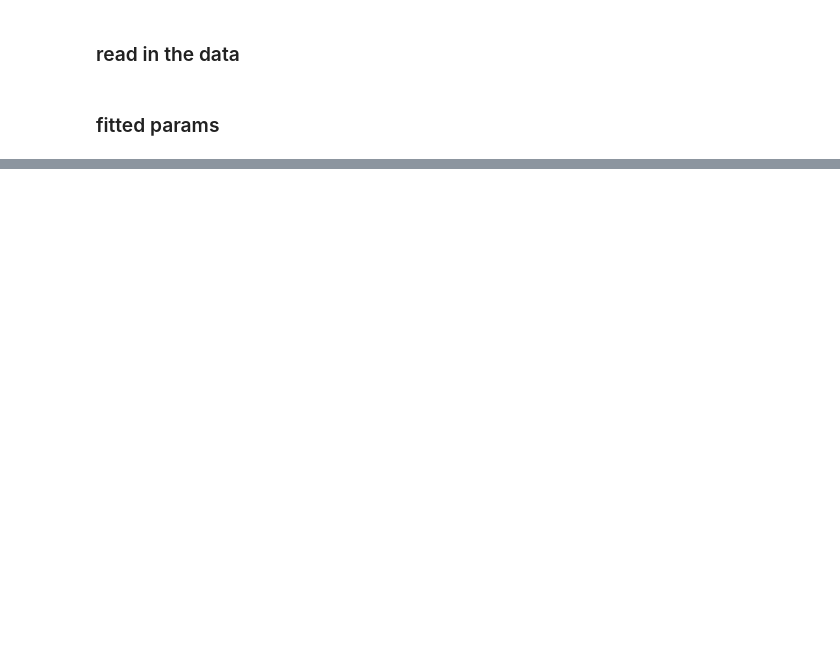
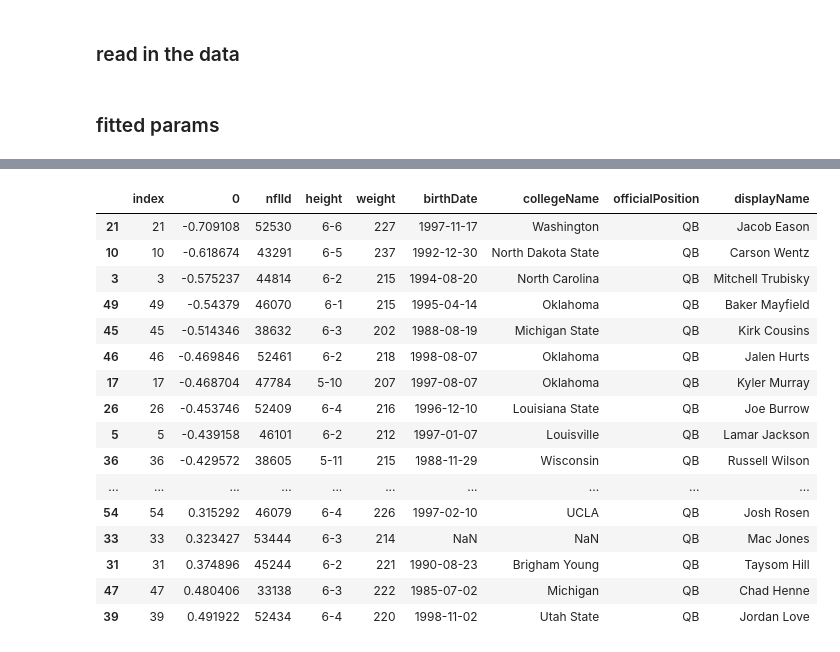
Before and after one commit to IshTheCoder/Matchup_Identifier, a Jupyter notebook: src/Maximization Sandbox.ipynb, the cells around one changed output, grey strips where cells are left out. Saved outputs shown, nothing was run; the diff lists cells and outputs as text; code cells hidden in the pictures; blank space fills up the shorter version.

```diff
--- a/src/Maximization Sandbox.ipynb
+++ b/src/Maximization Sandbox.ipynb
@@ -236,0 +688,28 @@ attention_df.groupby("officialPosition").apply(lambda x: x[x.num_snaps >= 150].s
+# %%
+qb_coef = surviv_coefs.iloc[0][1190:1190+55].reset_index()
+# %%
+qb_coef["index"] = qb_coef["index"].apply(lambda x: int(x.split(".")[-1]))
+# %%
+qb_coef["index"] -= 1
+# %%
+qb_coef["nflId"] = qb_coef["index"].apply(lambda x: qb_inverse_map[x] )
+# %%
+qb_coef.merge(players).sort_values(0,ascending = True)
+# %% [output]
+|  | index | 0 | nflId | height | weight | birthDate | collegeName | officialPosition | displayName |
+| 21 | 21 | -0.709108 | 52530 | 6-6 | 227 | 1997-11-17 | Washington | QB | Jacob Eason |
+| 10 | 10 | -0.618674 | 43291 | 6-5 | 237 | 1992-12-30 | North Dakota State | QB | Carson Wentz |
+| 3 | 3 | -0.575237 | 44814 | 6-2 | 215 | 1994-08-20 | North Carolina | QB | Mitchell Trubisky |
+| 49 | 49 | -0.54379 | 46070 | 6-1 | 215 | 1995-04-14 | Oklahoma | QB | Baker Mayfield |
+| 45 | 45 | -0.514346 | 38632 | 6-3 | 202 | 1988-08-19 | Michigan State | QB | Kirk Cousins |
+| 46 | 46 | -0.469846 | 52461 | 6-2 | 218 | 1998-08-07 | Oklahoma | QB | Jalen Hurts |
+| 17 | 17 | -0.468704 | 47784 | 5-10 | 207 | 1997-08-07 | Oklahoma | QB | Kyler Murray |
+| 26 | 26 | -0.453746 | 52409 | 6-4 | 216 | 1996-12-10 | Louisiana State | QB | Joe Burrow |
+| 5 | 5 | -0.439158 | 46101 | 6-2 | 212 | 1997-01-07 | Louisville | QB | Lamar Jackson |
+| 36 | 36 | -0.429572 | 38605 | 5-11 | 215 | 1988-11-29 | Wisconsin | QB | Russell Wilson |
+| ... | ... | ... | ... | ... | ... | ... | ... | ... | ... |
+| 54 | 54 | 0.315292 | 46079 | 6-4 | 226 | 1997-02-10 | UCLA | QB | Josh Rosen |
+| 33 | 33 | 0.323427 | 53444 | 6-3 | 214 | NaN | NaN | QB | Mac Jones |
+| 31 | 31 | 0.374896 | 45244 | 6-2 | 221 | 1990-08-23 | Brigham Young | QB | Taysom Hill |
+| 47 | 47 | 0.480406 | 33138 | 6-3 | 222 | 1985-07-02 | Michigan | QB | Chad Henne |
+| 39 | 39 | 0.491922 | 52434 | 6-4 | 220 | 1998-11-02 | Utah State | QB | Jordan Love |
```
Also changed, not shown: parts of 173 cells of this notebook, 5 other files.
